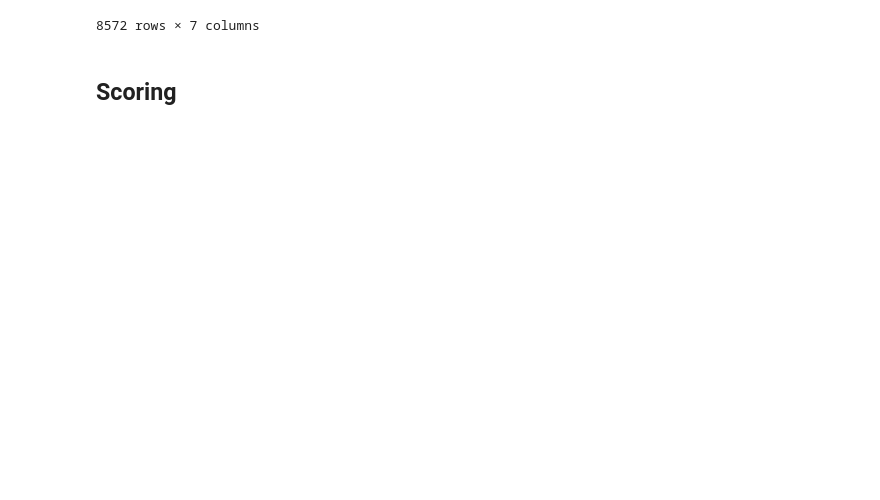
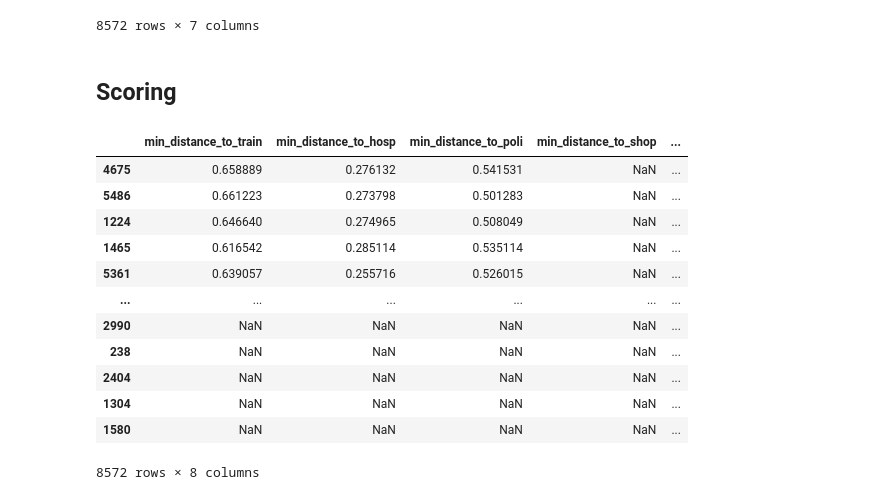
Before and after one commit to MAST30034-Applied-Data-Science/generic-real-estate-consulting-project-group-43, a Jupyter notebook: notebooks/Preprocessing/scoring.ipynb, the cells around one changed output. Saved outputs shown, nothing was run; the diff lists cells and outputs as text; code cells hidden in the pictures; blank space fills up the shorter version.

```diff
--- a/notebooks/Preprocessing/scoring.ipynb
+++ b/notebooks/Preprocessing/scoring.ipynb
@@ -144,0 +154,16 @@ def liveability_scoring(scores, cols, weights):
+# %%
+total_score.sort_values(by=['total_liveability_score'], ascending=False)
+# %% [output]
+|  | min_distance_to_train | min_distance_to_hosp | min_distance_to_poli | min_distance_to_shop | ... |
+| 4675 | 0.658889 | 0.276132 | 0.541531 | NaN | ... |
+| 5486 | 0.661223 | 0.273798 | 0.501283 | NaN | ... |
+| 1224 | 0.646640 | 0.274965 | 0.508049 | NaN | ... |
+| 1465 | 0.616542 | 0.285114 | 0.535114 | NaN | ... |
+| 5361 | 0.639057 | 0.255716 | 0.526015 | NaN | ... |
+| ... | ... | ... | ... | ... | ... |
+| 2990 | NaN | NaN | NaN | NaN | ... |
+| 238 | NaN | NaN | NaN | NaN | ... |
+| 2404 | NaN | NaN | NaN | NaN | ... |
+| 1304 | NaN | NaN | NaN | NaN | ... |
+| 1580 | NaN | NaN | NaN | NaN | ... |
+8572 rows × 8 columns
```
Also changed, not shown: parts of 4 cells of this notebook.
